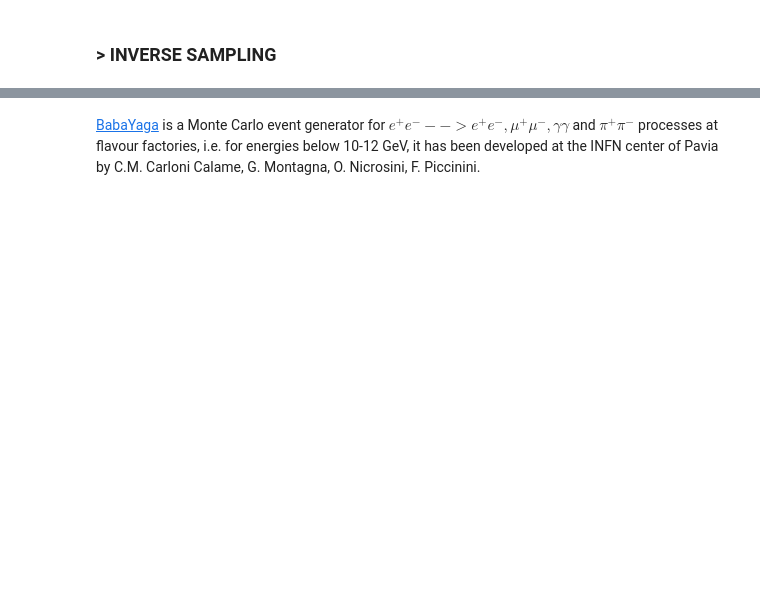
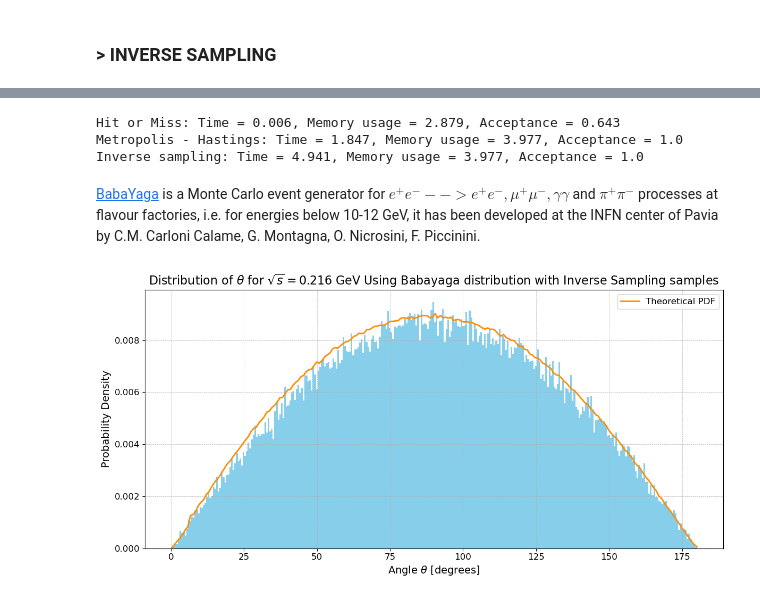
Before and after one commit to pietrobernard/LaCP-Project-2324, a Jupyter notebook: LCP A/MONTECARLO.ipynb, the cells around one changed output, grey strips where cells are left out. Saved outputs shown, nothing was run; the diff lists cells and outputs as text; code cells hidden in the pictures; blank space fills up the shorter version.

Commit message:
push che non avevo fatto

```diff
--- a/LCP A/MONTECARLO.ipynb
+++ b/LCP A/MONTECARLO.ipynb
@@ -246,21 +255,36 @@ NameError: name 'converted' is not defined
+# %%
+# Comparison
+methods = ["Hit or Miss", "Metropolis - Hastings", "Inverse sampling"]
+times = [time_hm, time_mh, time_is]
+mem_usages = [mem_usage_hm, mem_usage_mh, mem_usage_is]
+acceptances = [accepted_hm, accepted_mh, accepted_is]
+
+for method, time, mem_usage, acceptance in zip(methods, times, mem_usages, acceptances):
+    print(f"{method}: Time = {time}, Memory usage = {mem_usage}, Acceptance = {acceptance}")
+# %% [output]
+Hit or Miss: Time = 0.006, Memory usage = 2.879, Acceptance = 0.643
+Metropolis - Hastings: Time = 1.847, Memory usage = 3.977, Acceptance = 1.0
+Inverse sampling: Time = 4.941, Memory usage = 3.977, Acceptance = 1.0
 # %% [markdown]
 [BabaYaga](https://www2.pv.infn.it/~hepcomplex/babayaga.html) is a Monte Carlo event generator for $e^+e^- --> e^+e^-, μ^+μ^-, γγ$ and $π^+π^-$ processes at flavour factories, i.e. for energies below 10-12 GeV, it has been developed at the INFN center of Pavia by  C.M. Carloni Calame, G. Montagna, O. Nicrosini, F. Piccinini.
 # %%
 Babayaga = np.loadtxt("matched_el_th_exp_200.txt").T
-j = 1.1 #da capire che fattore mettere (voglio scegliere il migliore possibile)
+j = 1.05 #da capire che fattore mettere (voglio scegliere il migliore possibile)
 
 plt.figure(figsize=(12, 6))
-counts, bins, patches = plt.hist(theta_samples_is_converted, bins=num_bins_is, density=True, color='skyblue')
-k=(np.max(Babayaga[1])*j)/np.max(counts)
+counts, bins, patches = plt.hist(theta_sample_is_converted, bins=num_bins_is, density=True, color='skyblue')
+k=(np.max(Babayaga[1]))*j/np.max(counts)
 Baba_plotted = Babayaga[1]/k
 centers = [Babayaga[0][i]+(Babayaga[0][i+1]-Babayaga[0][i])/2 for i in np.arange(0,len(Babayaga[0])-1)]
 centers.append(Babayaga[0][-1]+(Babayaga[0][-1]-Babayaga[0][-2]))
 plt.plot(centers,Baba_plotted, color='darkorange', linewidth=2, label="Theoretical PDF")
 plt.title(r'Distribution of $\theta$ for $\sqrt{s}=$' + str(round(E_exp, 3)) + ' GeV Using Babayaga distribution with Inverse Sampling samples', fontsize=16)
 plt.xlabel(r'Angle $\theta$ [degrees]', fontsize=14)
 plt.ylabel('Probability Density', fontsize=14)
 plt.legend(fontsize=12)
 plt.grid(True, which='both', linestyle='--', linewidth=0.5)
 plt.tick_params(axis='both', which='major', labelsize=12)
 plt.tight_layout()
 plt.show()
+# %% [output]
+[figure, added]
```
Also changed, not shown: parts of 14 cells of this notebook.
